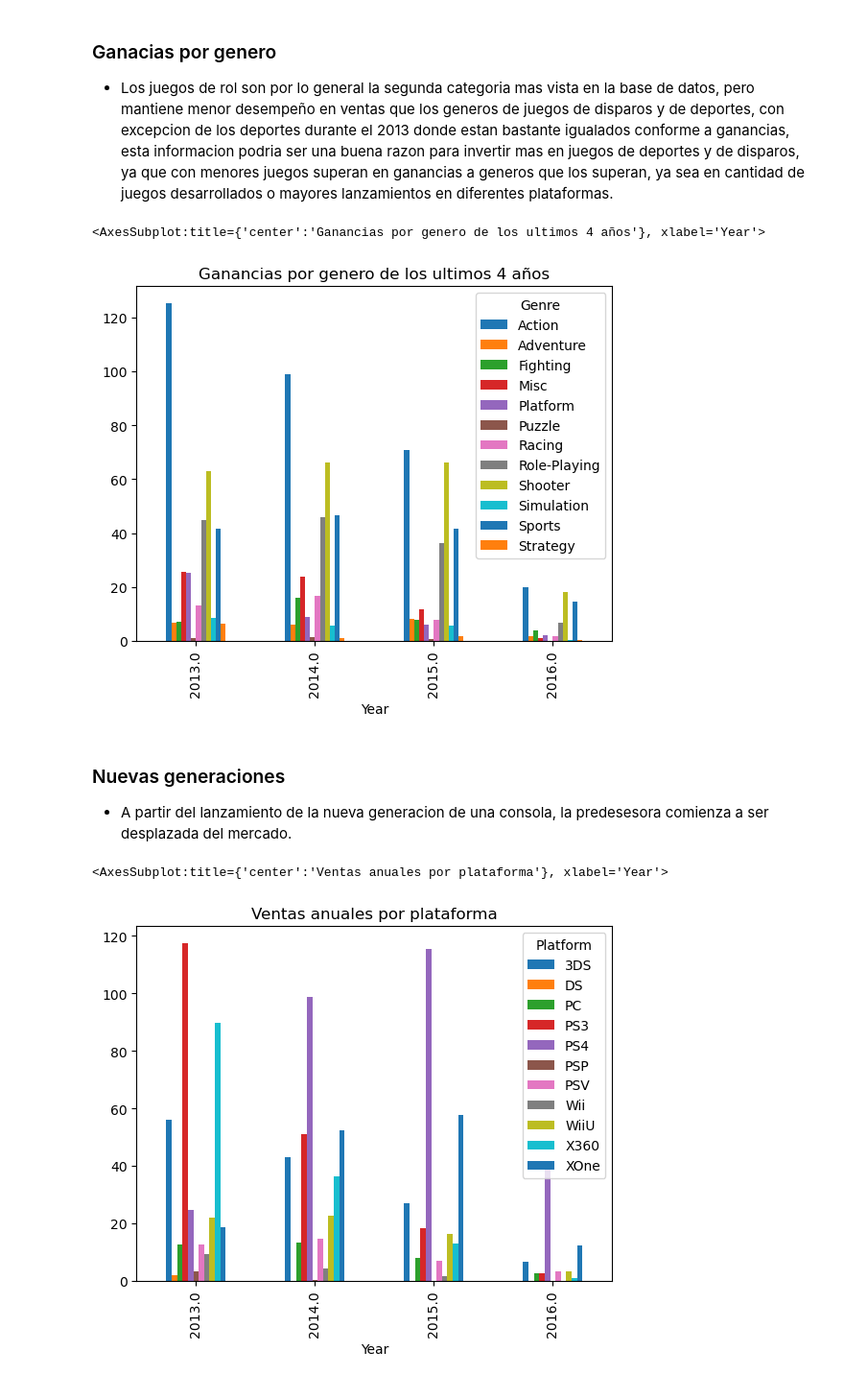
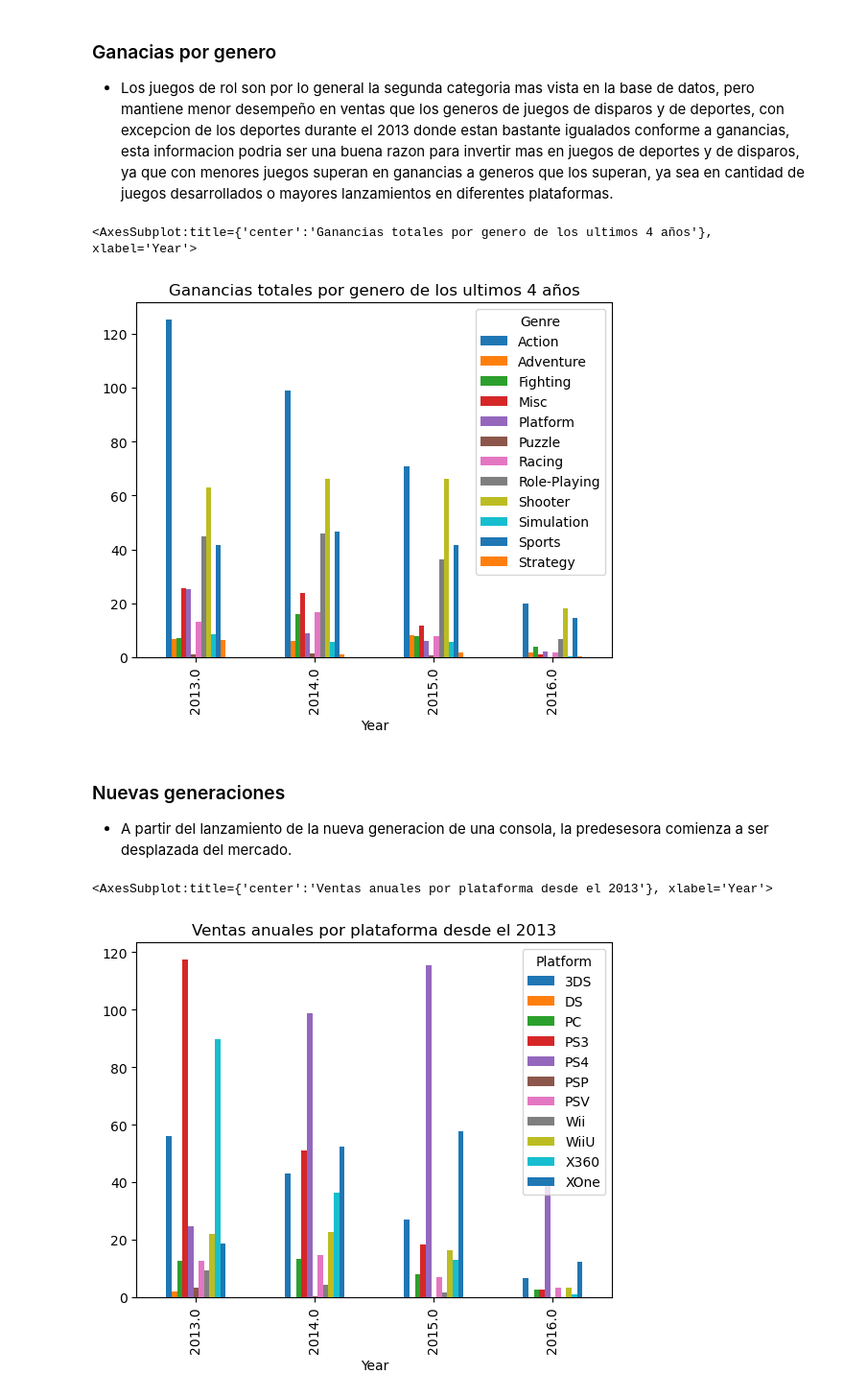
Before and after one commit to Victra-Luperca97/Proyecto-Kaggle-EBAC, a Jupyter notebook: Actividad Modulo 20.ipynb, the cells around one changed output. Shown at 96% size. Drawn from its saved outputs; the diff is of its cells as text; code cells hidden in the pictures.

```diff
--- a/Actividad Modulo 20.ipynb
+++ b/Actividad Modulo 20.ipynb
@@ -175,16 +175,16 @@ df1.groupby("Year")["Genre"].value_counts().plot.bar(title="Cantidad de videojue
 ### Ganacias por genero
 - Los juegos de rol son por lo general la segunda categoria mas vista en la base de datos, pero mantiene menor desempeño en ventas que los generos de juegos de disparos y de deportes, con excepcion de los deportes durante el 2013 donde estan bastante igualados conforme a ganancias, esta informacion podria ser una buena razon para invertir mas en juegos de deportes y de disparos, ya que con menores juegos superan en ganancias a generos que los superan, ya sea en cantidad de juegos desarrollados o mayores lanzamientos en diferentes plataformas.
 # %%
-pd.crosstab(df1["Year"], df1["Genre"], values=df1.Global_Sales, aggfunc="sum").fillna(0).plot.bar(title="Ganancias por genero de los ultimos 4 años")
+pd.crosstab(df1["Year"], df1["Genre"], values=df1.Global_Sales, aggfunc="sum").fillna(0).plot.bar(title="Ganancias totales por genero de los ultimos 4 años")
 # %% [output]
-<AxesSubplot:title={'center':'Ganancias por genero de los ultimos 4 años'}, xlabel='Year'>
+<AxesSubplot:title={'center':'Ganancias totales por genero de los ultimos 4 años'}, xlabel='Year'>
-[figure, old version]
+[figure, new version]
 # %% [markdown]
 ### Nuevas generaciones
 - A partir del lanzamiento de la nueva generacion de una consola, la predesesora comienza a ser desplazada del mercado.
 # %%
-pd.crosstab(df1["Year"], df1["Platform"], values=df1.Global_Sales, aggfunc="sum").fillna(0).plot.bar(title = "Ventas anuales por plataforma")
+pd.crosstab(df1["Year"], df1["Platform"], values=df1.Global_Sales, aggfunc="sum").fillna(0).plot.bar(title = "Ventas anuales por plataforma desde el 2013")
 # %% [output]
-<AxesSubplot:title={'center':'Ventas anuales por plataforma'}, xlabel='Year'>
+<AxesSubplot:title={'center':'Ventas anuales por plataforma desde el 2013'}, xlabel='Year'>
-[figure, old version]
+[figure, new version]
 # %%
```
Also changed, not shown: parts of 4 cells of this notebook.
